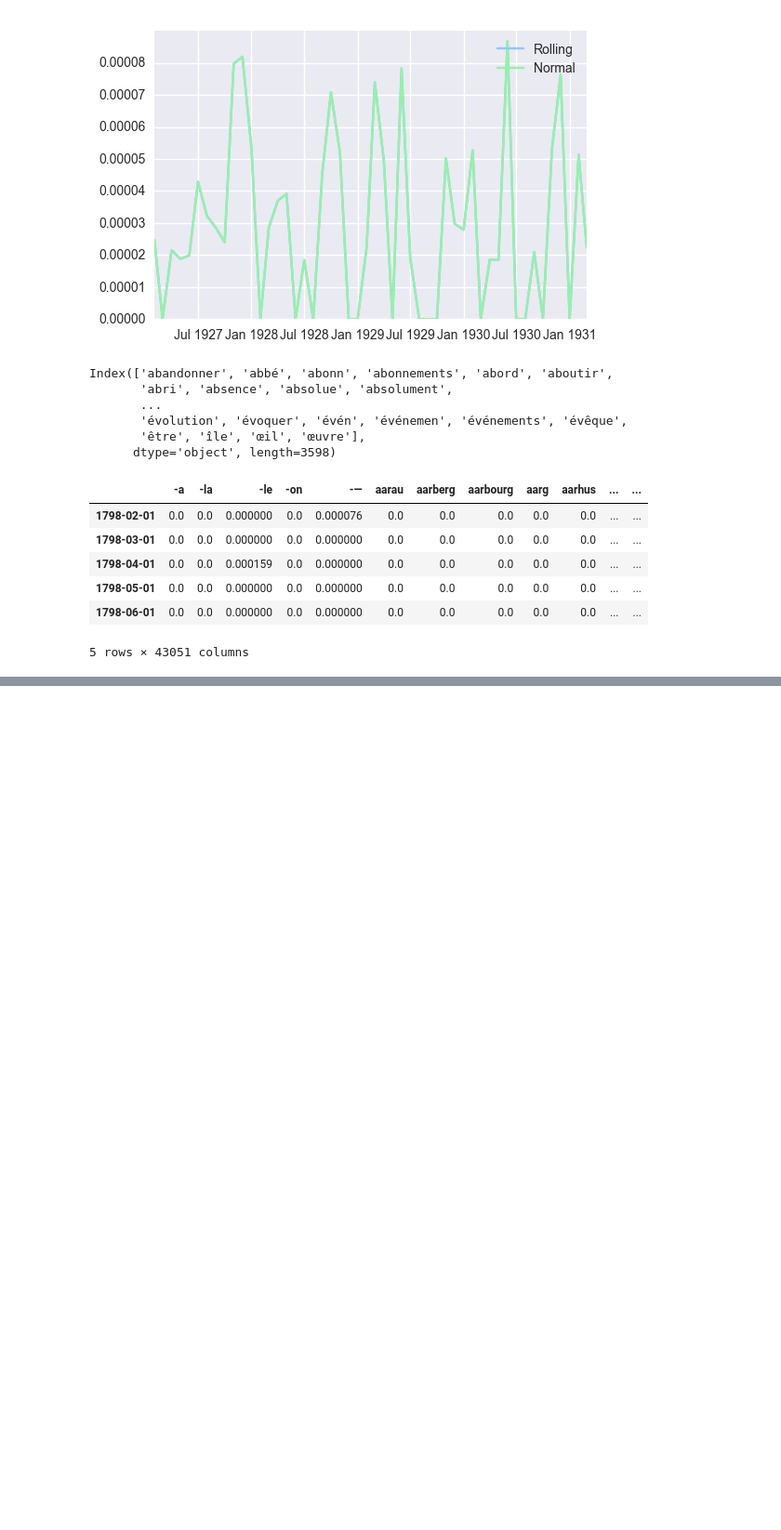
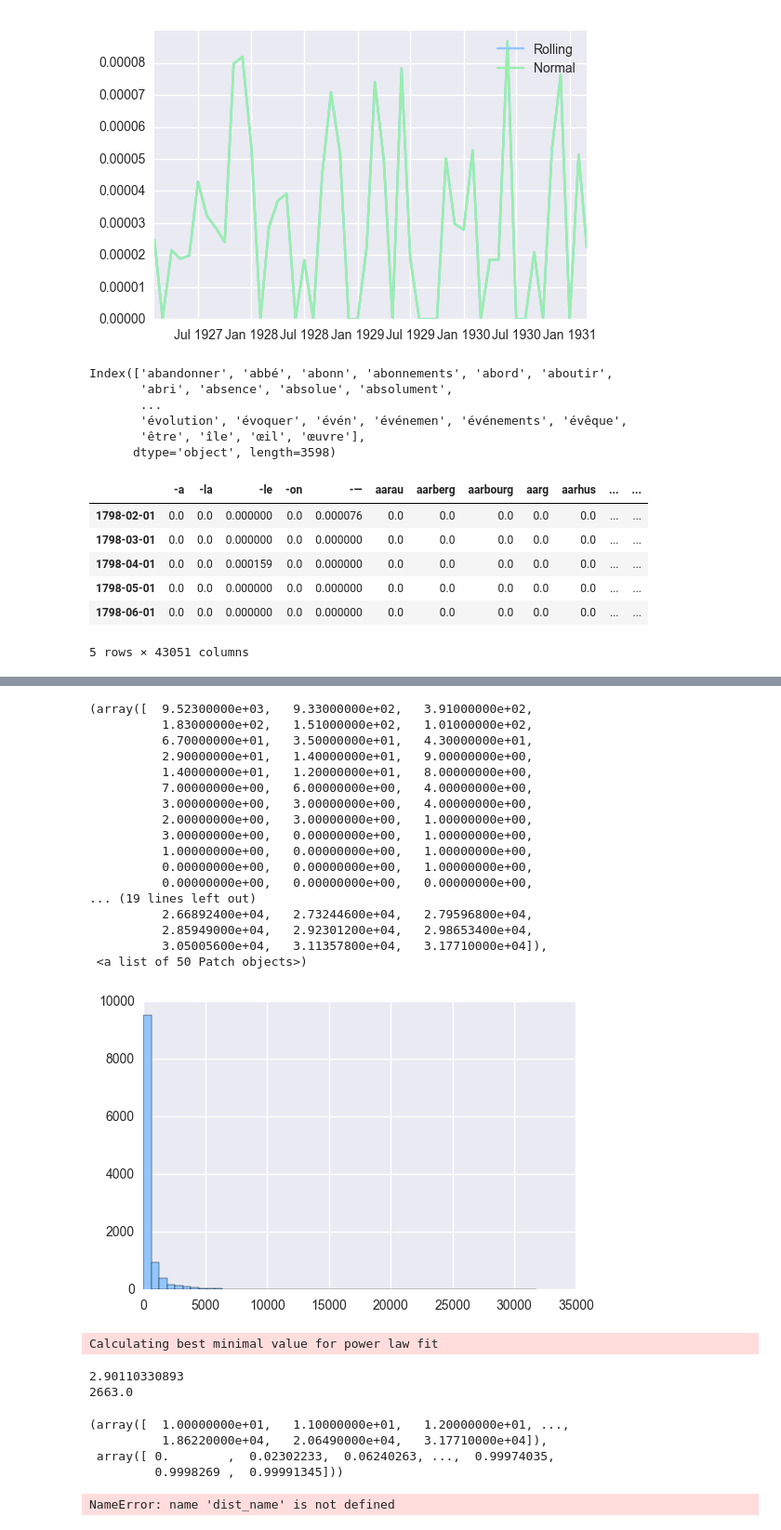
Before and after one commit to ThomVett/Project_ADA, a Jupyter notebook: Finding Patterns in the Data.ipynb, the cells around one changed output, grey strips where cells are left out. Shown at 93% size. Cells and saved outputs as stored; diff of their text form; code cells hidden in the pictures; blank space fills up the shorter version.

```diff
--- a/Finding Patterns in the Data.ipynb
+++ b/Finding Patterns in the Data.ipynb
@@ -266,0 +289,38 @@ wordInterpolate.head()
+# %%
+plt.hist(minValues,bins=50)
+# %% [output]
+(array([  9.52300000e+03,   9.33000000e+02,   3.91000000e+02,
+          1.83000000e+02,   1.51000000e+02,   1.01000000e+02,
+          6.70000000e+01,   3.50000000e+01,   4.30000000e+01,
+          2.90000000e+01,   1.40000000e+01,   9.00000000e+00,
+          1.40000000e+01,   1.20000000e+01,   8.00000000e+00,
+          7.00000000e+00,   6.00000000e+00,   4.00000000e+00,
+          3.00000000e+00,   3.00000000e+00,   4.00000000e+00,
+          2.00000000e+00,   3.00000000e+00,   1.00000000e+00,
+          3.00000000e+00,   0.00000000e+00,   1.00000000e+00,
+          1.00000000e+00,   0.00000000e+00,   1.00000000e+00,
+          0.00000000e+00,   0.00000000e+00,   1.00000000e+00,
+          0.00000000e+00,   0.00000000e+00,   0.00000000e+00,
+... (19 lines left out)
+          2.66892400e+04,   2.73244600e+04,   2.79596800e+04,
+          2.85949000e+04,   2.92301200e+04,   2.98653400e+04,
+          3.05005600e+04,   3.11357800e+04,   3.17710000e+04]),
+ <a list of 50 Patch objects>)
+[figure, added]
+# %%
+import powerlaw
+data = minValues # data can be list or numpy array
+results = powerlaw.Fit(data)
+print(results.power_law.alpha)
+print(results.power_law.xmin)
+# %% [output]
+Calculating best minimal value for power law fit
+2.90110330893
+2663.0
+# %%
+powerlaw.cdf(data=minValues)
+# %% [output]
+(array([  1.00000000e+01,   1.10000000e+01,   1.20000000e+01, ...,
+          1.86220000e+04,   2.06490000e+04,   3.17710000e+04]),
+ array([ 0.        ,  0.02302233,  0.06240263, ...,  0.99974035,
+         0.9998269 ,  0.99991345]))
@@ -266,0 +330,7 @@ wordInterpolate.head()
+# %%
+dist = getattr(scipy.stats, 'powerlaw')
+param = dist.fit(minValues)
+pdf_fitted = dist.pdf(np.arange(0,len(minValues)), *param[:-2], loc=param[-2], scale=param[-1]) * len(minValues)
+plt.plot(pdf_fitted, label=dist_name)
+# %% [output]
+NameError: name 'dist_name' is not defined
```
Also changed, not shown: parts of 11 cells of this notebook, 11 other files.
